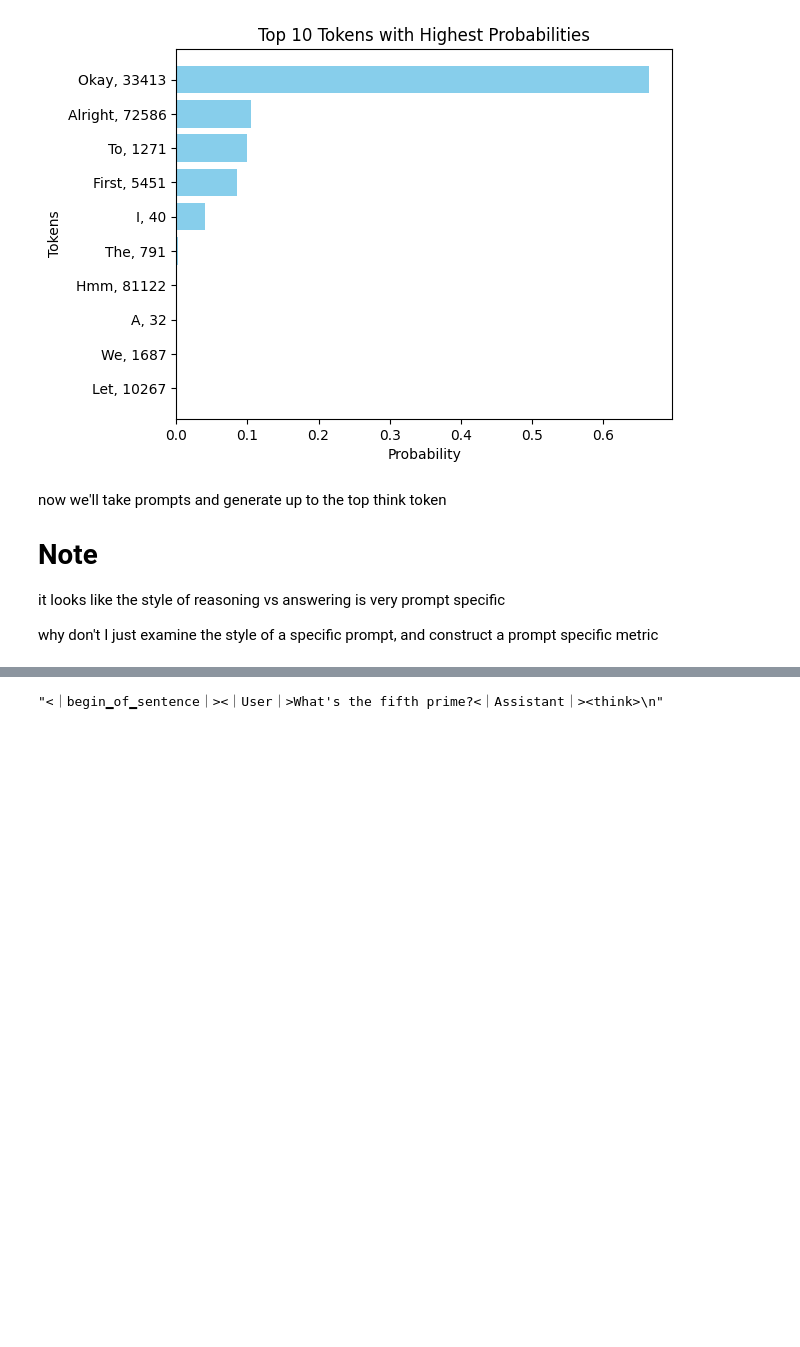
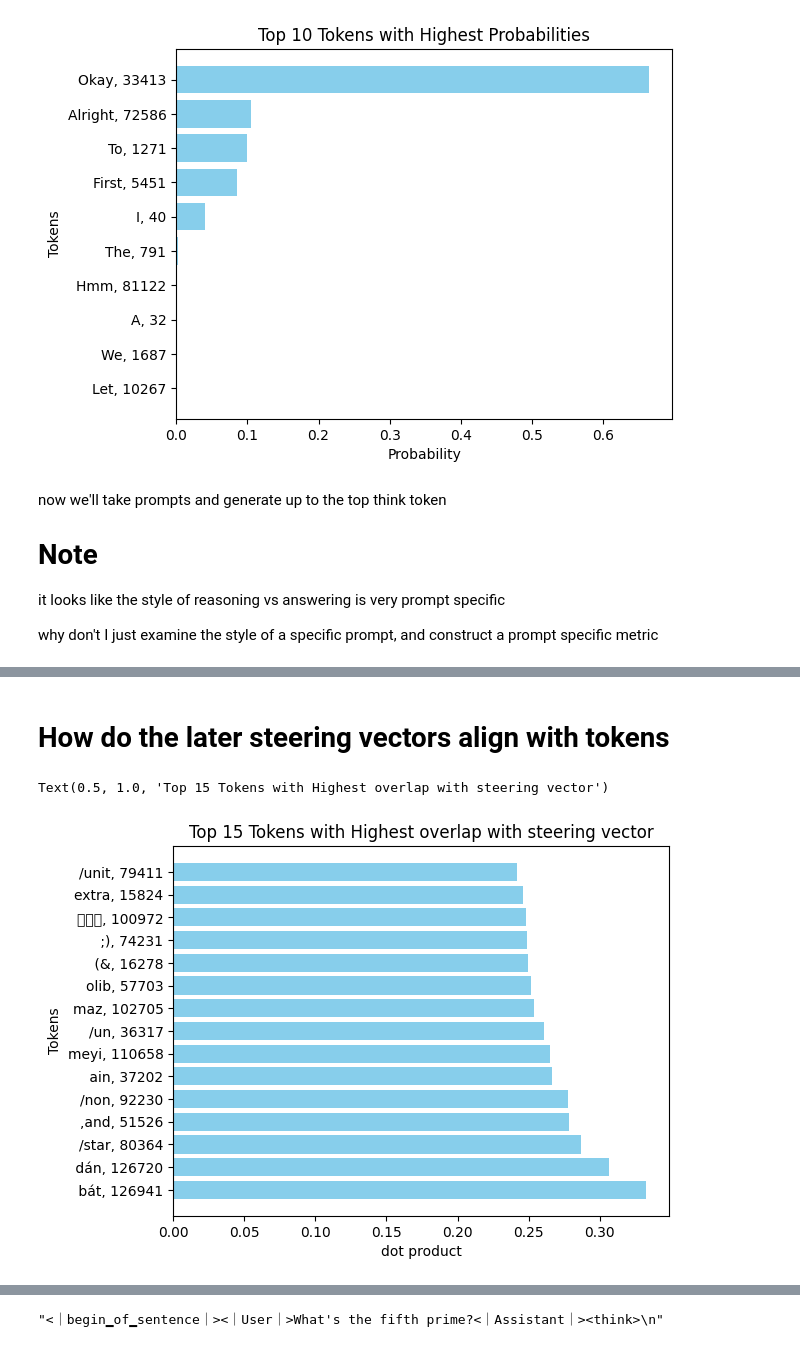
Before and after one commit to durrcommasteven/mech_interp_research, a Jupyter notebook: computing_reasoning_metric.ipynb, the cells around one changed output, grey strips where cells are left out. Saved outputs shown, nothing was run; the diff lists cells and outputs as text; code cells hidden in the pictures; blank space fills up the shorter version.

```diff
--- a/computing_reasoning_metric.ipynb
+++ b/computing_reasoning_metric.ipynb
@@ -430,0 +424,26 @@ metric0
+# %% [markdown]
+# How do the later steering vectors align with tokens
+# %%
+# plot the topk tokens which align with the final steering vector
+
+final_steering_vector = steering_vectors[-1]
+unembed_weights = model.W_U
+
+steering_dots = (final_steering_vector@unembed_weights)[0]
+
+# now plot the topk tokens
+topk = 15  # Number of top tokens to visualize
+topk_probs, topk_indices = steering_dots.topk(topk)  # Get top-k probabilities and their indices
+# Decode the token indices to get the corresponding tokens
+topk_tokens = [f"{model.to_string([idx])}, {idx}" for idx in topk_indices]
+# Convert tensors to numpy arrays for visualization
+topk_probs = topk_probs.cpu().detach().numpy()
+topk_indices = topk_indices.cpu().detach().numpy()
+# Plot the bar chart
+plt.barh(topk_tokens, topk_probs, color='skyblue')
+plt.xlabel('dot product')
+plt.ylabel('Tokens')
+plt.title(f'Top {topk} Tokens with Highest overlap with steering vector')
+# %% [output]
+Text(0.5, 1.0, 'Top 15 Tokens with Highest overlap with steering vector')
+[figure, added]
```
Also changed, not shown: parts of 23 cells of this notebook.
